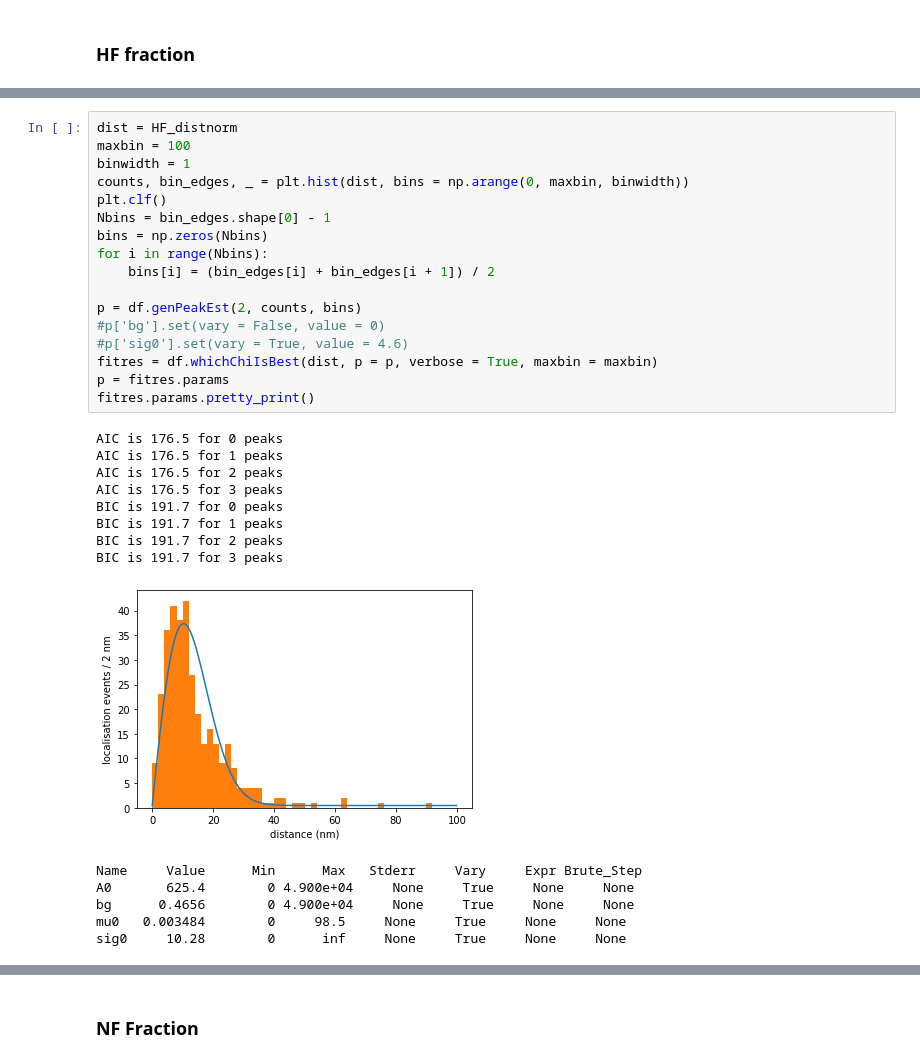
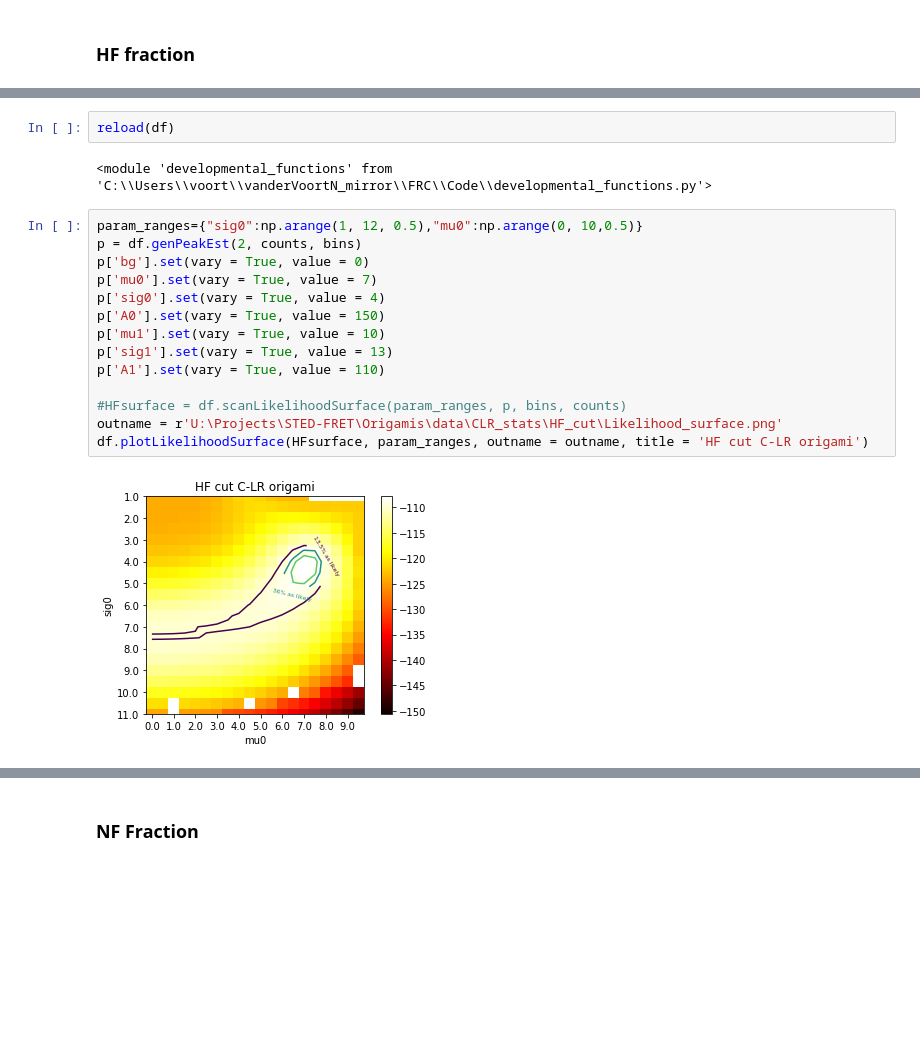
Before and after one commit to Fluorescence-Tools/Seidel, a Jupyter notebook: analysisNotebooks/2020Q1/20200121 C-LR merging datasets.ipynb, the cells around one changed output, grey strips where cells are left out. Cells and saved outputs as stored; diff of their text form; blank space fills up the shorter version.

```diff
--- a/analysisNotebooks/2020Q1/20200121 C-LR merging datasets.ipynb
+++ b/analysisNotebooks/2020Q1/20200121 C-LR merging datasets.ipynb
@@ -554,35 +645,23 @@ Variables
-# %%
-dist = HF_distnorm
-maxbin = 100
-binwidth = 1
-counts, bin_edges, _ = plt.hist(dist, bins = np.arange(0, maxbin, binwidth))
-plt.clf()
-Nbins = bin_edges.shape[0] - 1
-bins = np.zeros(Nbins)
-for i in range(Nbins):
-    bins[i] = (bin_edges[i] + bin_edges[i + 1]) / 2
-
-p = df.genPeakEst(2, counts, bins)
-#p['bg'].set(vary = False, value = 0)
-#p['sig0'].set(vary = True, value = 4.6)
-fitres = df.whichChiIsBest(dist, p = p, verbose = True, maxbin = maxbin)
-p = fitres.params
-fitres.params.pretty_print()
-# %% [output]
-AIC is 176.5 for 0 peaks
-AIC is 176.5 for 1 peaks
-AIC is 176.5 for 2 peaks
-AIC is 176.5 for 3 peaks
-BIC is 191.7 for 0 peaks
-BIC is 191.7 for 1 peaks
-BIC is 191.7 for 2 peaks
-BIC is 191.7 for 3 peaks
-[figure, removed]
-Name     Value      Min      Max   Stderr     Vary     Expr Brute_Step
-A0       625.4        0 4.900e+04     None     True     None     None
-bg      0.4656        0 4.900e+04     None     True     None     None
-mu0   0.003484        0     98.5     None     True     None     None
-sig0     10.28        0      inf     None     True     None     None
+# %%
+reload(df)
+# %% [output]
+<module 'developmental_functions' from 'C:\\Users\\voort\\vanderVoortN_mirror\\FRC\\Code\\developmental_functions.py'>
+# %%
+param_ranges={"sig0":np.arange(1, 12, 0.5),"mu0":np.arange(0, 10,0.5)}
+p = df.genPeakEst(2, counts, bins)
+p['bg'].set(vary = True, value = 0)
+p['mu0'].set(vary = True, value = 7)
+p['sig0'].set(vary = True, value = 4)
+p['A0'].set(vary = True, value = 150)
+p['mu1'].set(vary = True, value = 10)
+p['sig1'].set(vary = True, value = 13)
+p['A1'].set(vary = True, value = 110)
+
+#HFsurface = df.scanLikelihoodSurface(param_ranges, p, bins, counts)
+outname = r'U:\Projects\STED-FRET\Origamis\data\CLR_stats\HF_cut\Likelihood_surface.png'
+df.plotLikelihoodSurface(HFsurface, param_ranges, outname = outname, title = 'HF cut C-LR origami')
+# %% [output]
+[figure, added]
 # %%
 print('mean NG is %.0f' %
       np.mean(np.array(HF_stats['AG']) * np.array(HF_stats['sigmaG'])**2 *2 * np.pi))
```
Also changed, not shown: parts of 49 cells of this notebook, 54 other files.
